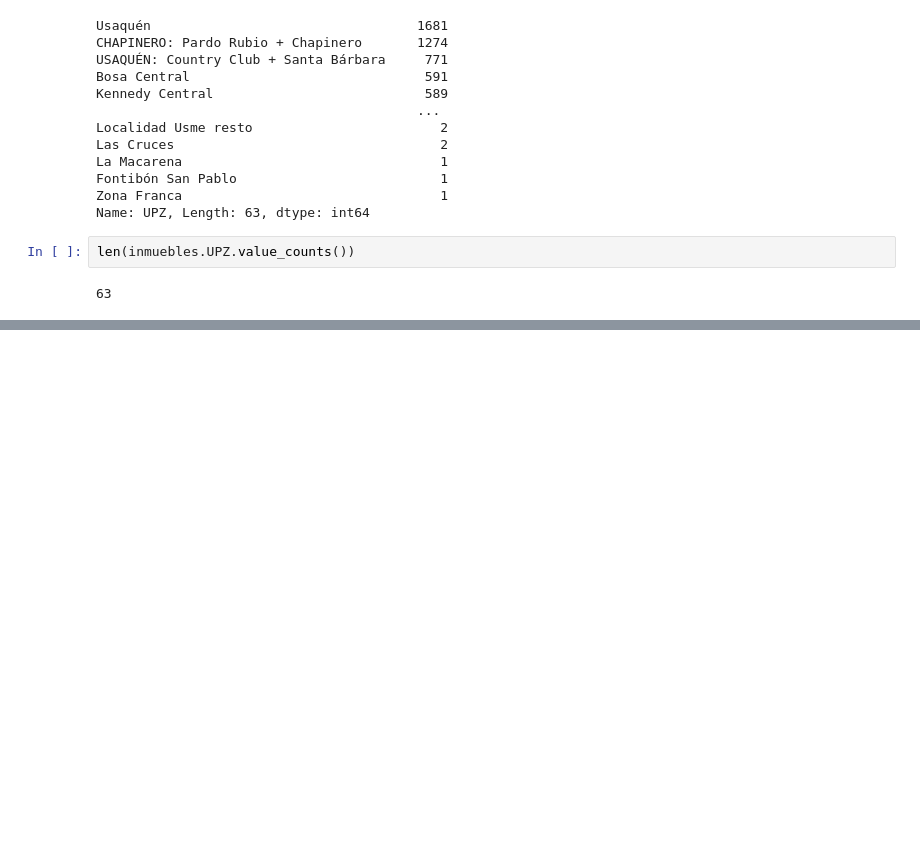
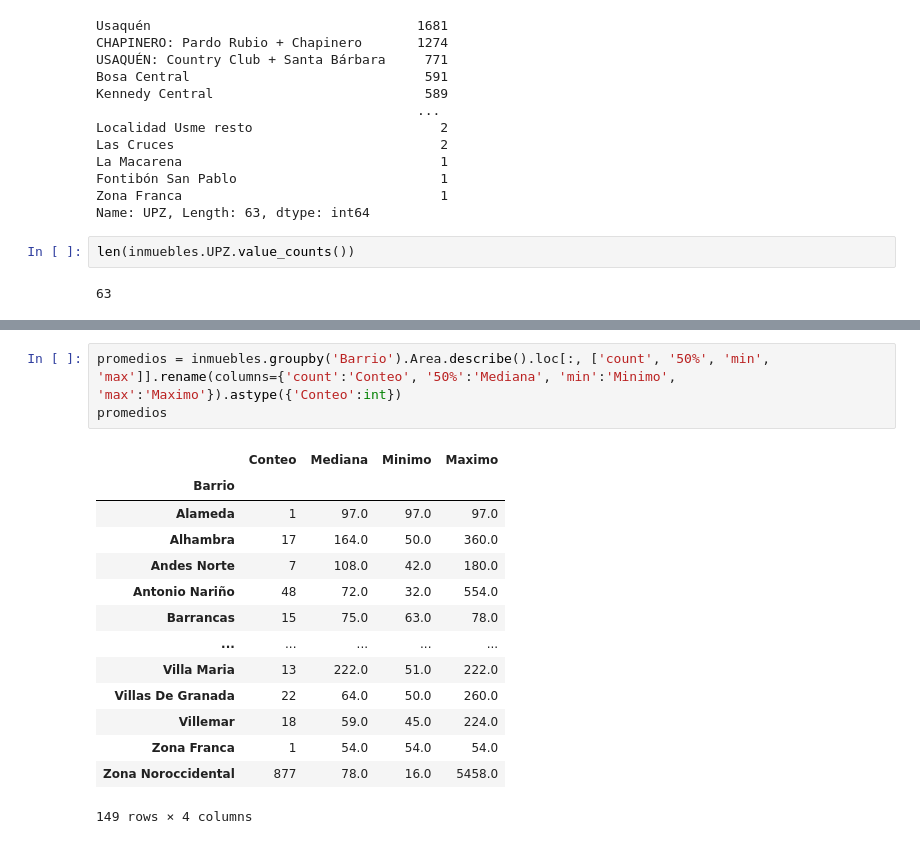
Before and after one commit to christianvilca/Encriptador-Challenge-1-Alura, a Jupyter notebook: AULA_1.ipynb, the cells around one changed output, grey strips where cells are left out. Drawn from its saved outputs; the diff is of its cells as text; blank space fills up the shorter version.

```diff
--- a/AULA_1.ipynb
+++ b/AULA_1.ipynb
@@ -251,0 +238,18 @@ barrios_10.
+# %%
+promedios = inmuebles.groupby('Barrio').Area.describe().loc[:, ['count', '50%', 'min', 'max']].rename(columns={'count':'Conteo', '50%':'Mediana', 'min':'Minimo', 'max':'Maximo'}).astype({'Conteo':int})
+promedios
+# %% [output]
+|  | Conteo | Mediana | Minimo | Maximo |
+| Barrio |  |  |  |  |
+| Alameda | 1 | 97.0 | 97.0 | 97.0 |
+| Alhambra | 17 | 164.0 | 50.0 | 360.0 |
+| Andes Norte | 7 | 108.0 | 42.0 | 180.0 |
+| Antonio Nariño | 48 | 72.0 | 32.0 | 554.0 |
+| Barrancas | 15 | 75.0 | 63.0 | 78.0 |
+| ... | ... | ... | ... | ... |
+| Villa Maria | 13 | 222.0 | 51.0 | 222.0 |
+| Villas De Granada | 22 | 64.0 | 50.0 | 260.0 |
+| Villemar | 18 | 59.0 | 45.0 | 224.0 |
+| Zona Franca | 1 | 54.0 | 54.0 | 54.0 |
+| Zona Noroccidental | 877 | 78.0 | 16.0 | 5458.0 |
+149 rows × 4 columns
```
Also changed, not shown: parts of 7 cells of this notebook.
